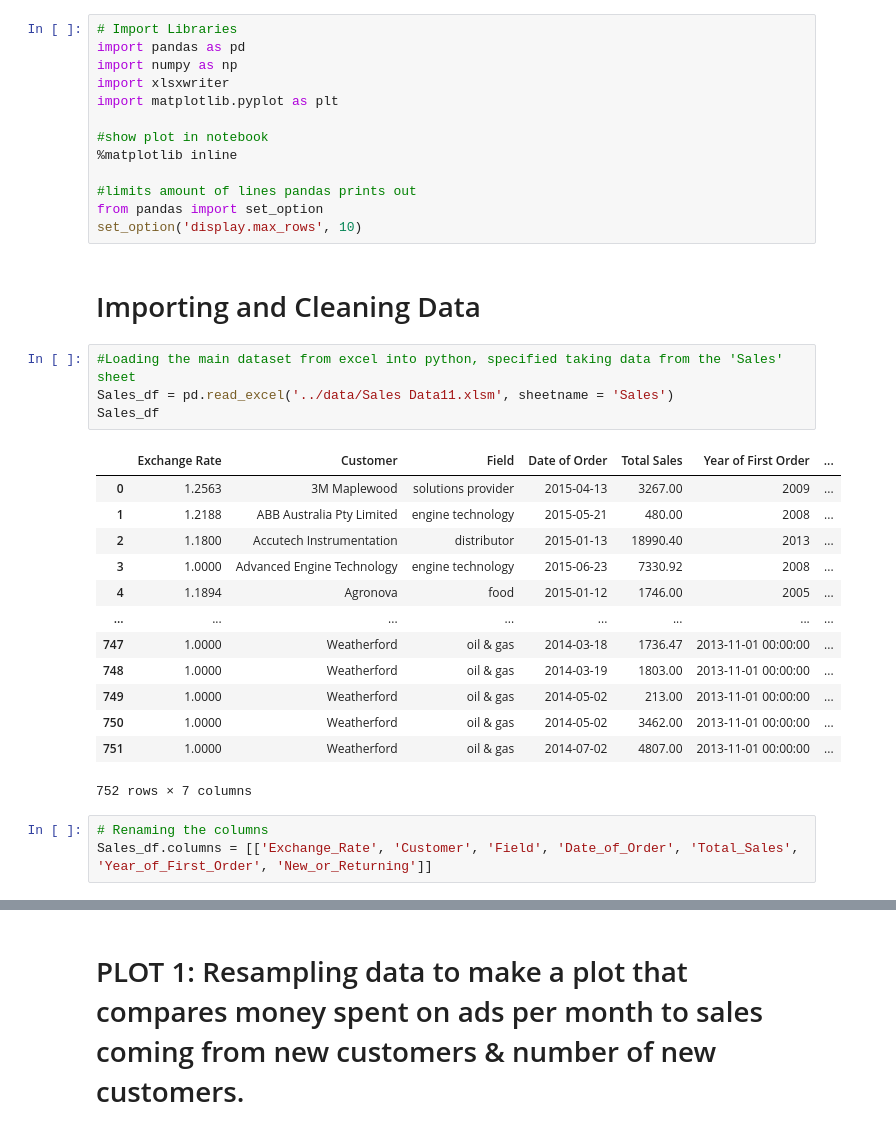
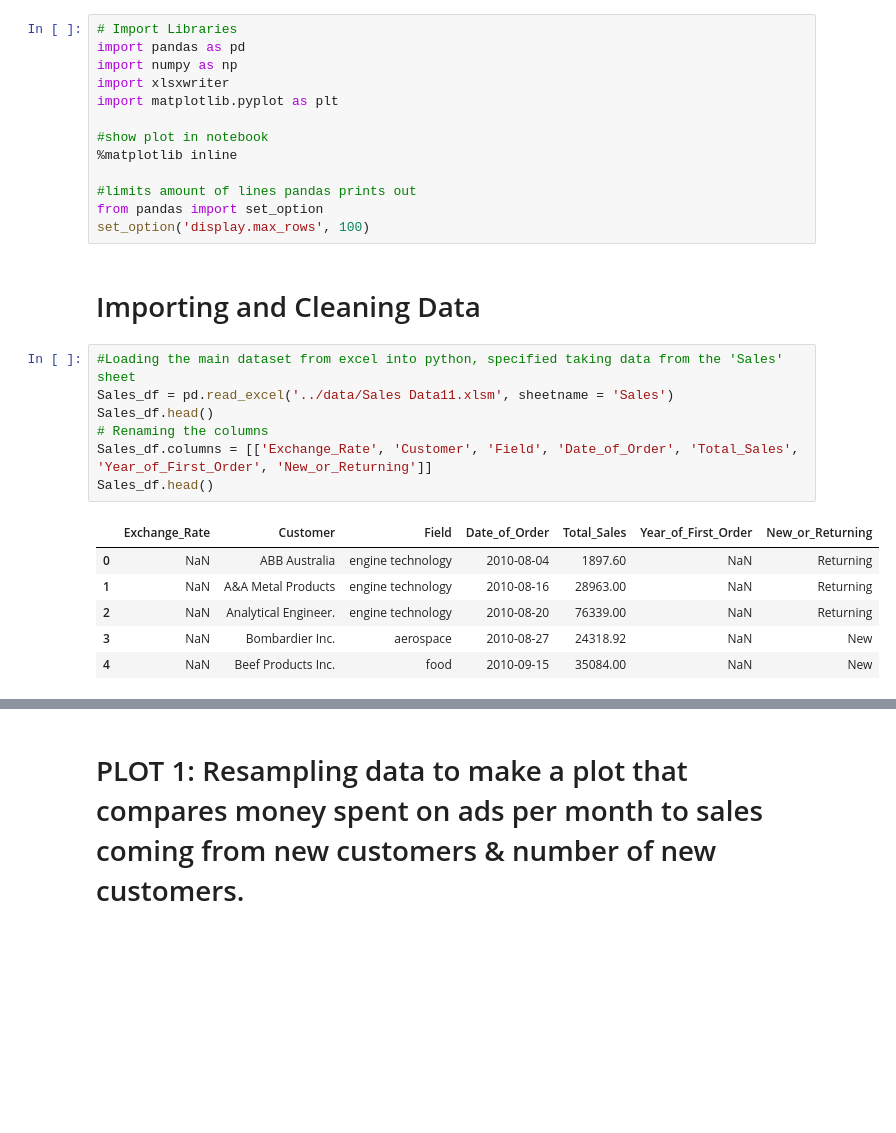
Before and after one commit to chamanbharti/Final_Project_on_Marketing, a Jupyter notebook: Final Project on Marketing/src/Project on Marketing.ipynb, the cells around one changed output, grey strips where cells are left out. Saved outputs shown, nothing was run; the diff lists cells and outputs as text; blank space fills up the shorter version.

```diff
--- a/Final Project on Marketing/src/Project on Marketing.ipynb
+++ b/Final Project on Marketing/src/Project on Marketing.ipynb
@@ -10,28 +10,21 @@ import matplotlib.pyplot as plt
 
 #limits amount of lines pandas prints out
 from pandas import set_option
-set_option('display.max_rows', 10)
+set_option('display.max_rows', 100)
 # %% [markdown]
 # Importing and Cleaning Data
 # %%
 #Loading the main dataset from excel into python, specified taking data from the 'Sales' sheet
 Sales_df = pd.read_excel('../data/Sales Data11.xlsm', sheetname = 'Sales')
-Sales_df
+Sales_df.head()
+# Renaming the columns
+Sales_df.columns = [['Exchange_Rate', 'Customer', 'Field', 'Date_of_Order', 'Total_Sales', 'Year_of_First_Order', 'New_or_Returning']]
+Sales_df.head()
 # %% [output]
-|  | Exchange Rate | Customer | Field | Date of Order | Total Sales | Year of First Order | ... |
-| 0 | 1.2563 | 3M Maplewood | solutions provider | 2015-04-13 | 3267.00 | 2009 | ... |
-| 1 | 1.2188 | ABB Australia Pty Limited | engine technology | 2015-05-21 | 480.00 | 2008 | ... |
-| 2 | 1.1800 | Accutech Instrumentation | distributor | 2015-01-13 | 18990.40 | 2013 | ... |
-| 3 | 1.0000 | Advanced Engine Technology | engine technology | 2015-06-23 | 7330.92 | 2008 | ... |
-| 4 | 1.1894 | Agronova | food | 2015-01-12 | 1746.00 | 2005 | ... |
-| ... | ... | ... | ... | ... | ... | ... | ... |
-| 747 | 1.0000 | Weatherford | oil & gas | 2014-03-18 | 1736.47 | 2013-11-01 00:00:00 | ... |
-| 748 | 1.0000 | Weatherford | oil & gas | 2014-03-19 | 1803.00 | 2013-11-01 00:00:00 | ... |
-| 749 | 1.0000 | Weatherford | oil & gas | 2014-05-02 | 213.00 | 2013-11-01 00:00:00 | ... |
-| 750 | 1.0000 | Weatherford | oil & gas | 2014-05-02 | 3462.00 | 2013-11-01 00:00:00 | ... |
-| 751 | 1.0000 | Weatherford | oil & gas | 2014-07-02 | 4807.00 | 2013-11-01 00:00:00 | ... |
+|  | Exchange_Rate | Customer | Field | Date_of_Order | Total_Sales | Year_of_First_Order | New_or_Returning |
+| 0 | NaN | ABB Australia | engine technology | 2010-08-04 | 1897.60 | NaN | Returning |
+| 1 | NaN | A&A Metal Products | engine technology | 2010-08-16 | 28963.00 | NaN | Returning |
+| 2 | NaN | Analytical Engineer. | engine technology | 2010-08-20 | 76339.00 | NaN | Returning |
+| 3 | NaN | Bombardier Inc. | aerospace | 2010-08-27 | 24318.92 | NaN | New |
+| 4 | NaN | Beef Products Inc. | food | 2010-09-15 | 35084.00 | NaN | New |
-752 rows × 7 columns
-# %%
-# Renaming the columns
-Sales_df.columns = [['Exchange_Rate', 'Customer', 'Field', 'Date_of_Order', 'Total_Sales', 'Year_of_First_Order', 'New_or_Returning']]
 # %%
```
Also changed, not shown: parts of 27 cells of this notebook.
